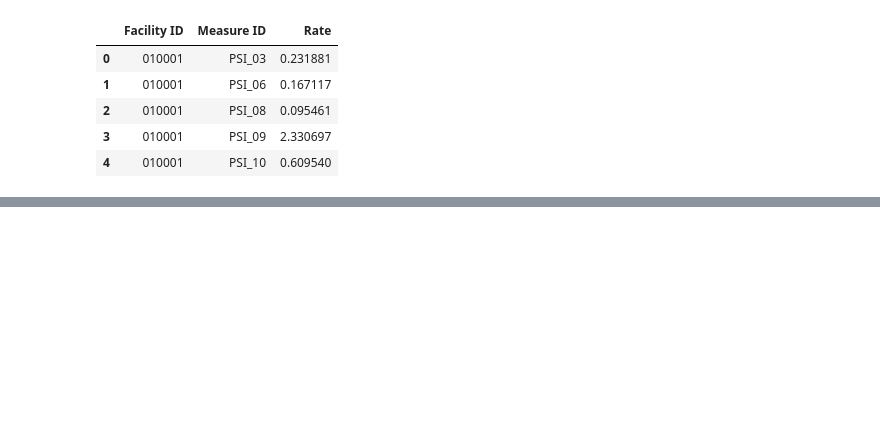
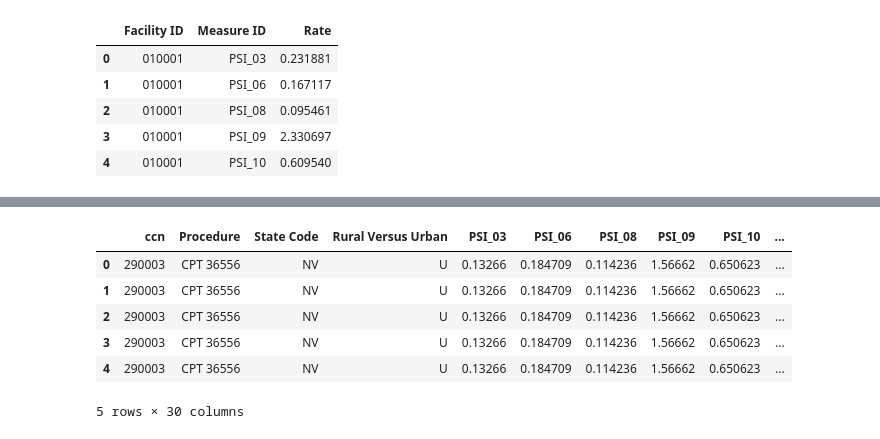
Before and after one commit to tennisvs/Springboard, a Jupyter notebook: Capstone/Capstone_Part_5_EDA.ipynb, the cells around one changed output, grey strips where cells are left out. Saved outputs shown, nothing was run; the diff lists cells and outputs as text; code cells hidden in the pictures; blank space fills up the shorter version.

```diff
--- a/Capstone/Capstone_Part_5_EDA.ipynb
+++ b/Capstone/Capstone_Part_5_EDA.ipynb
@@ -275,0 +511,42 @@ saf_piv.head()
+# %%
+col_work = ['ccn',
+            'Procedure',
+            'State Code',
+            'Rural Versus Urban',
+            'PSI_03',
+            'PSI_06',
+            'PSI_08',
+            'PSI_09',
+            'PSI_10',
+            'PSI_11',
+            'PSI_12',
+            'PSI_13',
+            'PSI_14',
+            'PSI_15',
+            'PSI_90',
+            'HAI_1_SIR',
+            'HAI_2_SIR',
+            'HAI_3_SIR',
+            'HAI_4_SIR',
+            'HAI_5_SIR',
+            'HAI_6_SIR',
+            'Number of Interns and Residents (FTE)',
+            'Number of Beds',
+            'Total Discharges (V + XVIII + XIX + Unknown)',
+            'Total Days (V + XVIII + XIX + Unknown) + Total for all Subproviders',
+            'Hospital Total Days (V + XVIII + XIX + Unknown) For Adults &amp; Peds',
+            'Hospital Number of Beds For Adults &amp; Peds',
+            'Hospital Total Bed Days Available For Adults &amp; Peds',
+            'Hospital Total Discharges (V + XVIII + XIX + Unknown) For Adults &amp; Peds',
+            'negotiated_rates']
+
+df = final[col_work]
+df.head()
+# %% [output]
+|  | ccn | Procedure | State Code | Rural Versus Urban | PSI_03 | PSI_06 | PSI_08 | PSI_09 | PSI_10 | ... |
+| 0 | 290003 | CPT 36556 | NV | U | 0.13266 | 0.184709 | 0.114236 | 1.56662 | 0.650623 | ... |
+| 1 | 290003 | CPT 36556 | NV | U | 0.13266 | 0.184709 | 0.114236 | 1.56662 | 0.650623 | ... |
+| 2 | 290003 | CPT 36556 | NV | U | 0.13266 | 0.184709 | 0.114236 | 1.56662 | 0.650623 | ... |
+| 3 | 290003 | CPT 36556 | NV | U | 0.13266 | 0.184709 | 0.114236 | 1.56662 | 0.650623 | ... |
+| 4 | 290003 | CPT 36556 | NV | U | 0.13266 | 0.184709 | 0.114236 | 1.56662 | 0.650623 | ... |
+5 rows × 30 columns
```
Also changed, not shown: parts of 26 cells of this notebook, 1 other file.
